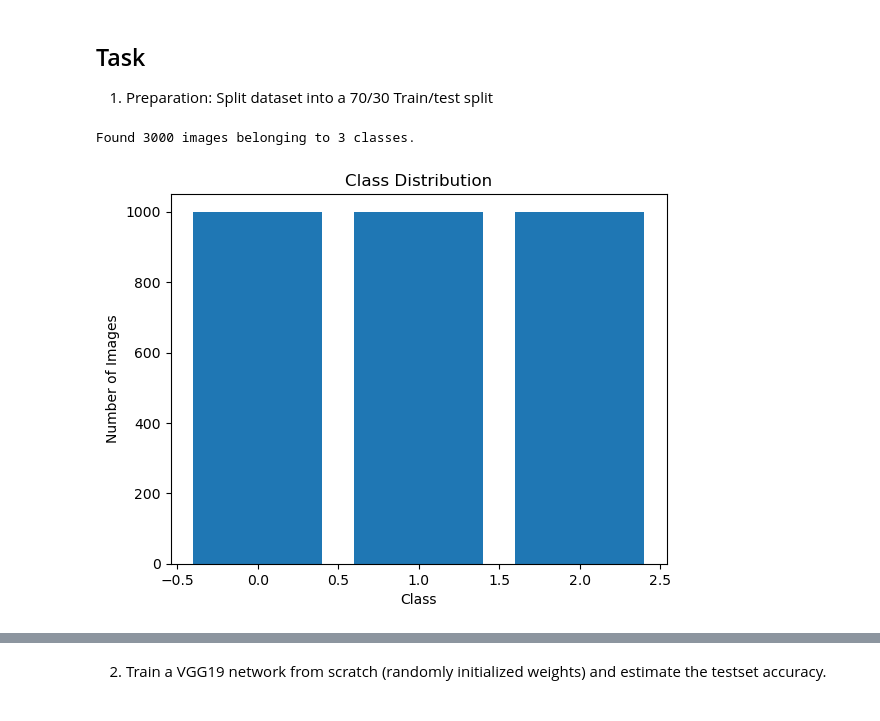
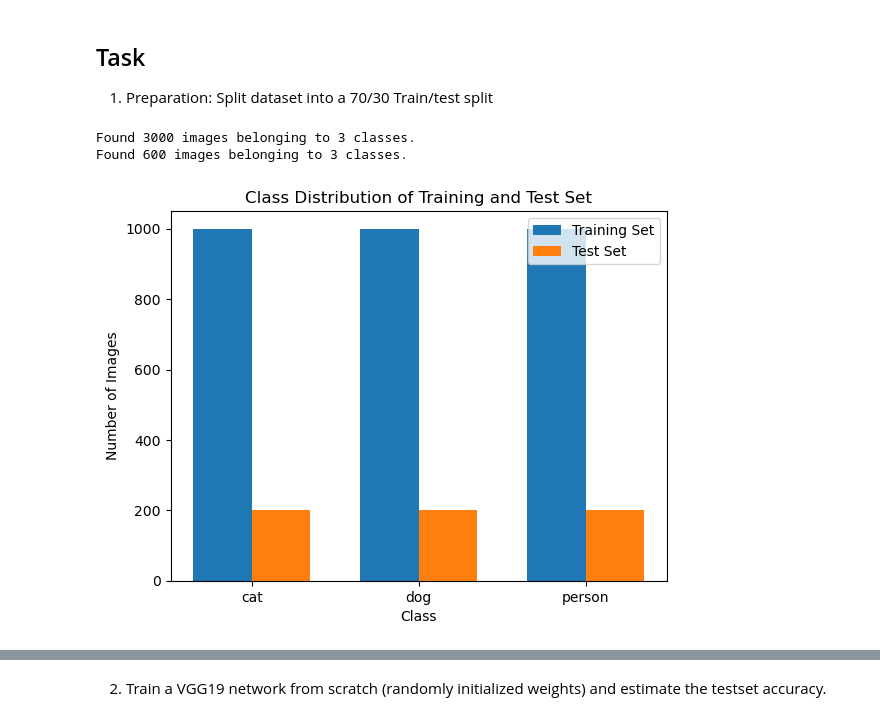
Before and after one commit to ai22m006/Computer_Vision, a Jupyter notebook: main.ipynb, the cells around one changed output, grey strips where cells are left out. Drawn from its saved outputs; the diff is of its cells as text; code cells hidden in the pictures.

```diff
--- a/main.ipynb
+++ b/main.ipynb
@@ -56,34 +59,63 @@ download.download_dataset(dest_dir=base_dir+"/test", class_labels=classes, limit
 ## Task
 1. Preparation: Split dataset into a 70/30 Train/test split
 # %%
-classes = ['cat', 'dog', 'person']
-IMAGE_SIZE = [224, 224] #Default image size for VGG19
+# change classes to lower case
+classes = [x.lower() for x in classes]
+
 
 IMAGE_SIZE = [224, 224] #Default image size for VGG19
 
-train_datagen = ImageDataGenerator(rescale = 1./255, validation_split=0.3)
+datagen = ImageDataGenerator(rescale = 1./255, validation_split=0.3)
 #Through flow_from_directory - we create an array of images that can be used for training.
-training_set = train_datagen.flow_from_directory(base_dir+"/train", target_size = (224, 224), batch_size = 32, class_mode = 'categorical')
+training_set = datagen.flow_from_directory(base_dir+"/train", target_size = (224, 224), batch_size = 32, class_mode = 'categorical')
 #Through flow_from_directory - we create an array of images that can be used for test.
-test_set = train_datagen.flow_from_directory(base_dir+"/test", target_size = (224, 224), batch_size = 32, class_mode = 'categorical')
+test_set = datagen.flow_from_directory(base_dir+"/test", target_size = (224, 224), batch_size = 32, class_mode = 'categorical')
 # %% [output]
 Found 3000 images belonging to 3 classes.
+Found 600 images belonging to 3 classes.
-# %%
-class_labels = training_set.class_indices
-num_images = training_set.classes.shape[0]
-
-class_counts = [0] * len(class_labels)
-for i in range(num_images):
-    class_index = training_set.classes[i]
-    class_counts[class_index] += 1
-
-plt.bar(class_labels.values(), class_counts)
-plt.xlabel('Class')
-plt.ylabel('Number of Images')
-plt.title('Class Distribution')
-plt.show()
-# %% [output]
-[figure, removed]
+# %%
+# Get the class labels and their indices
+class_labels = training_set.class_indices
+
+# Get the number of images in the training set
+num_training_images = training_set.classes.shape[0]
+
+# Get the number of images in the test set
+num_test_images = test_set.classes.shape[0]
+
+# Calculate the class counts for the training set
+training_class_counts = [0] * len(class_labels)
+for i in range(num_training_images):
+    class_index = training_set.classes[i]
+    training_class_counts[class_index] += 1
+
+# Calculate the class counts for the test set
+test_class_counts = [0] * len(class_labels)
+for i in range(num_test_images):
+    class_index = test_set.classes[i]
+    test_class_counts[class_index] += 1
+
+# Get the class labels as a list
+labels = list(class_labels.keys())
+
+# Plotting the class distribution
+x = np.arange(len(labels))
+width = 0.35
+
+fig, ax = plt.subplots()
+rects1 = ax.bar(x - width/2, training_class_counts, width, label='Training Set')
+rects2 = ax.bar(x + width/2, test_class_counts, width, label='Test Set')
+
+ax.set_xlabel('Class')
+ax.set_ylabel('Number of Images')
+ax.set_title('Class Distribution of Training and Test Set')
+ax.set_xticks(x)
+ax.set_xticklabels(labels)
+ax.legend()
+
+plt.show()
+# %% [output]
+[figure, added]
 # %%
 # Get the first batch of images and labels from the training set
 images, labels = next(training_set)
```
Also changed, not shown: parts of 14 cells of this notebook.
